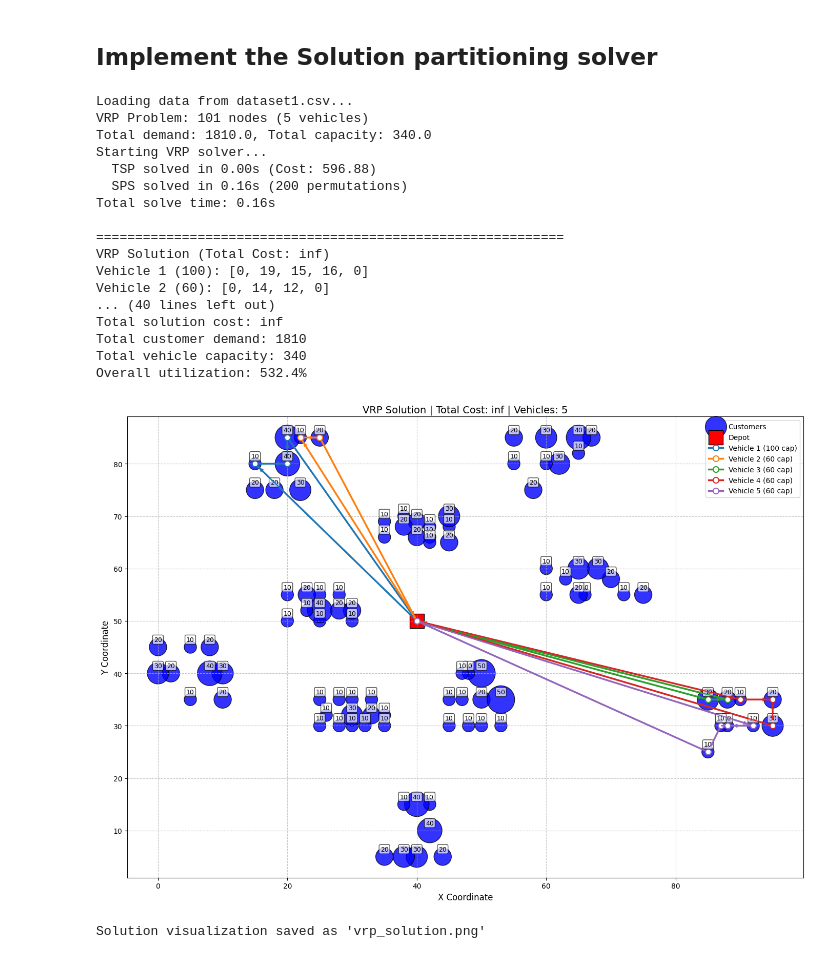
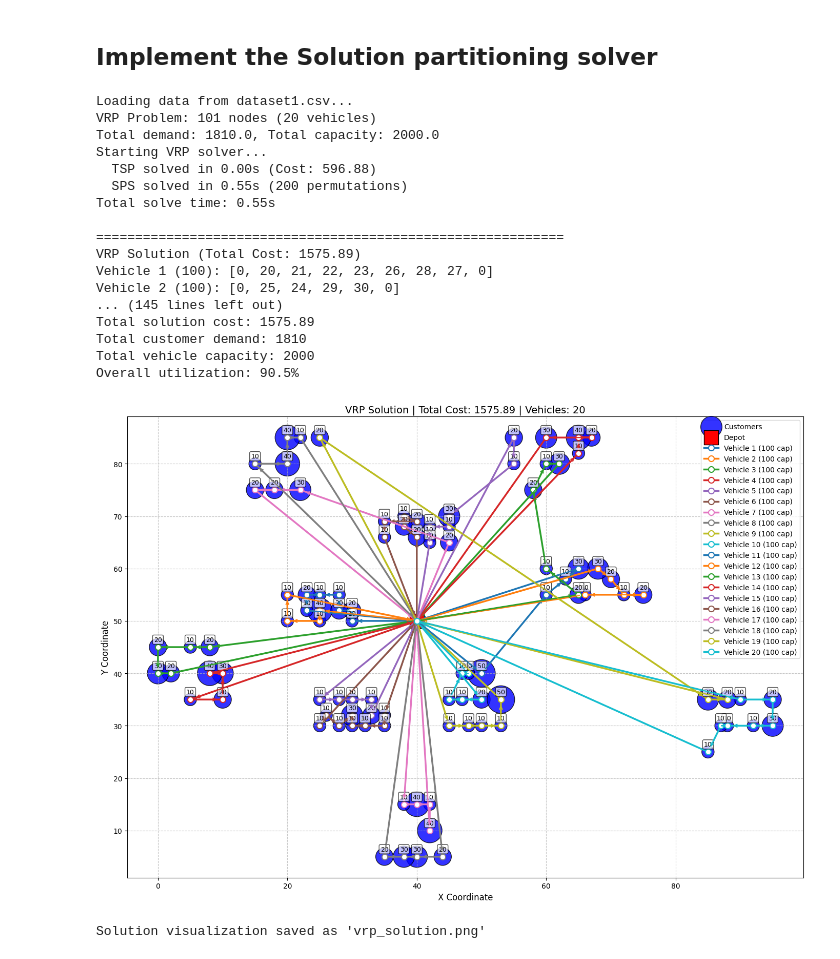
Before and after one commit to mohammadabidhafiz1294/VRP-project-work, a Jupyter notebook: SPSolver-impel.ipynb, the cells around one changed output. Drawn from its saved outputs; the diff is of its cells as text; code cells hidden in the pictures.

Commit message:
Update VRP solution image to reflect recent algorithm improvements

```diff
--- a/SPSolver-impel.ipynb
+++ b/SPSolver-impel.ipynb
@@ -119,7 +119,7 @@ from scipy.spatial.distance import pdist, squareform
 if __name__ == "__main__":
     # Configuration
     CSV_PATH = "dataset1.csv"  # Update with your CSV file path
-    VEHICLE_CAPACITIES = [100, 60, 60, 60, 60]  # Vehicle capacities
+    VEHICLE_CAPACITIES = [100, 100, 100, 100, 100, 100, 100, 100, 100, 100,100, 100, 100, 100, 100, 100, 100, 100, 100, 100]  # Vehicle capacities
     coords, dist_matrix, demands = load_data_from_csv(CSV_PATH)
     problem = VRPProblem(
                         coords=coords,
@@ -144,43 +144,43 @@ if __name__ == "__main__":
     total_capacity = sum(problem.capacities)
 
     for i, route in enumerate(solution.routes):
         if len(route) > 2:
             demand = sum(problem.demands[node] for node in route[1:-1])
             cost = sum(problem.dist_matrix[route[j]][route[j+1]] for j in range(len(route)-1))
             utilization = demand / problem.capacities[i] * 100
 
             print(f"Vehicle {i+1} ({problem.capacities[i]} capacity):")
             print(f"  Customers: {len(route)-2}")
             print(f"  Total demand: {demand} ({utilization:.1f}% utilization)")
             print(f"  Route cost: {cost:.2f}")
             print(f"  Route: {route}")
             print("-"*60)
 
     print(f"\nSUMMARY:")
     print(f"Total solution cost: {solution.total_cost:.2f}")
     print(f"Total customer demand: {total_demand}")
     print(f"Total vehicle capacity: {total_capacity}")
     print(f"Overall utilization: {total_demand/total_capacity*100:.1f}%")
 
     # Visualize solution
     visualize_solution(problem, solution)
 # %% [output]
 Loading data from dataset1.csv...
-VRP Problem: 101 nodes (5 vehicles)
-Total demand: 1810.0, Total capacity: 340.0
+VRP Problem: 101 nodes (20 vehicles)
+Total demand: 1810.0, Total capacity: 2000.0
 Starting VRP solver...
   TSP solved in 0.00s (Cost: 596.88)
-  SPS solved in 0.16s (200 permutations)
-Total solve time: 0.16s
+  SPS solved in 0.55s (200 permutations)
+Total solve time: 0.55s
 
 ============================================================
-VRP Solution (Total Cost: inf)
-Vehicle 1 (100): [0, 19, 15, 16, 0]
-Vehicle 2 (60): [0, 14, 12, 0]
-... (40 lines left out)
-Total solution cost: inf
+VRP Solution (Total Cost: 1575.89)
+Vehicle 1 (100): [0, 20, 21, 22, 23, 26, 28, 27, 0]
+Vehicle 2 (100): [0, 25, 24, 29, 30, 0]
+... (145 lines left out)
+Total solution cost: 1575.89
 Total customer demand: 1810
-Total vehicle capacity: 340
-Overall utilization: 532.4%
+Total vehicle capacity: 2000
+Overall utilization: 90.5%
-[figure, old version]
+[figure, new version]
 Solution visualization saved as 'vrp_solution.png'
```
Also changed, not shown: 2 other files.
